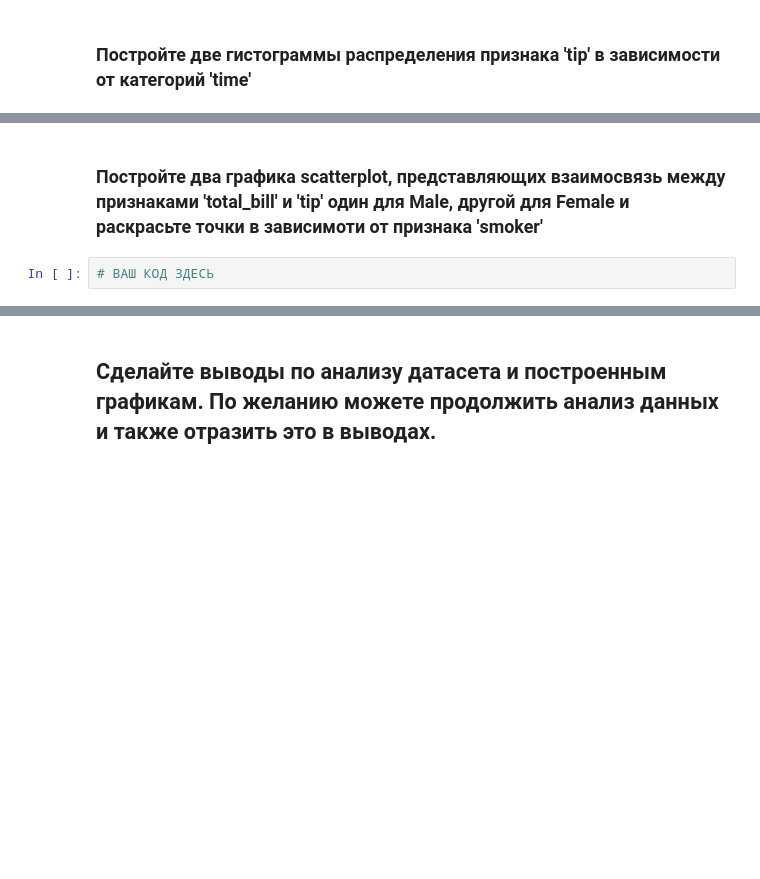
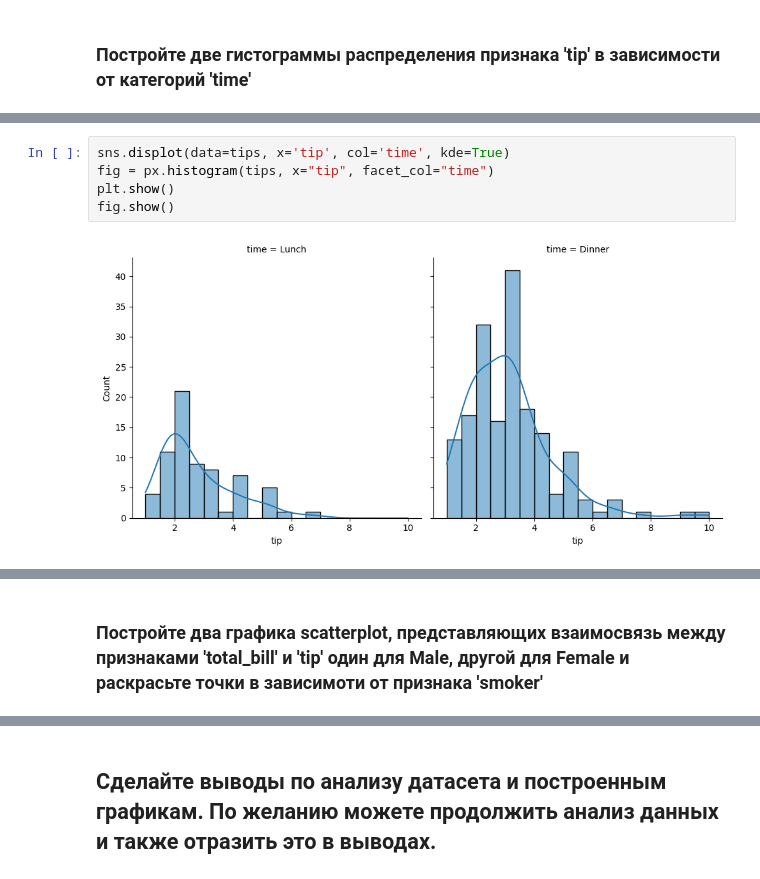
Before and after one commit to rozadoesn-stack/ML-Basic, a Jupyter notebook: homework_07/homework_07.ipynb, the cells around one changed output, grey strips where cells are left out. Drawn from its saved outputs; the diff is of its cells as text; blank space fills up the shorter version.

```diff
--- a/homework_07/homework_07.ipynb
+++ b/homework_07/homework_07.ipynb
@@ -293,0 +297,7 @@ plt.show()
+# %%
+sns.displot(data=tips, x='tip', col='time', kde=True)
+fig = px.histogram(tips, x="tip", facet_col="time")
+plt.show()
+fig.show()
+# %% [output]
+[figure, added]
@@ -294,4 +305,2 @@ plt.show()
 # %% [markdown]
 ### Постройте два графика scatterplot, представляющих взаимосвязь между признаками 'total_bill' и 'tip' один для Male, другой для Female и раскрасьте точки в зависимоти от признака 'smoker'
-# %%
-# ВАШ КОД ЗДЕСЬ
```
Also changed, not shown: parts of 8 cells of this notebook.
